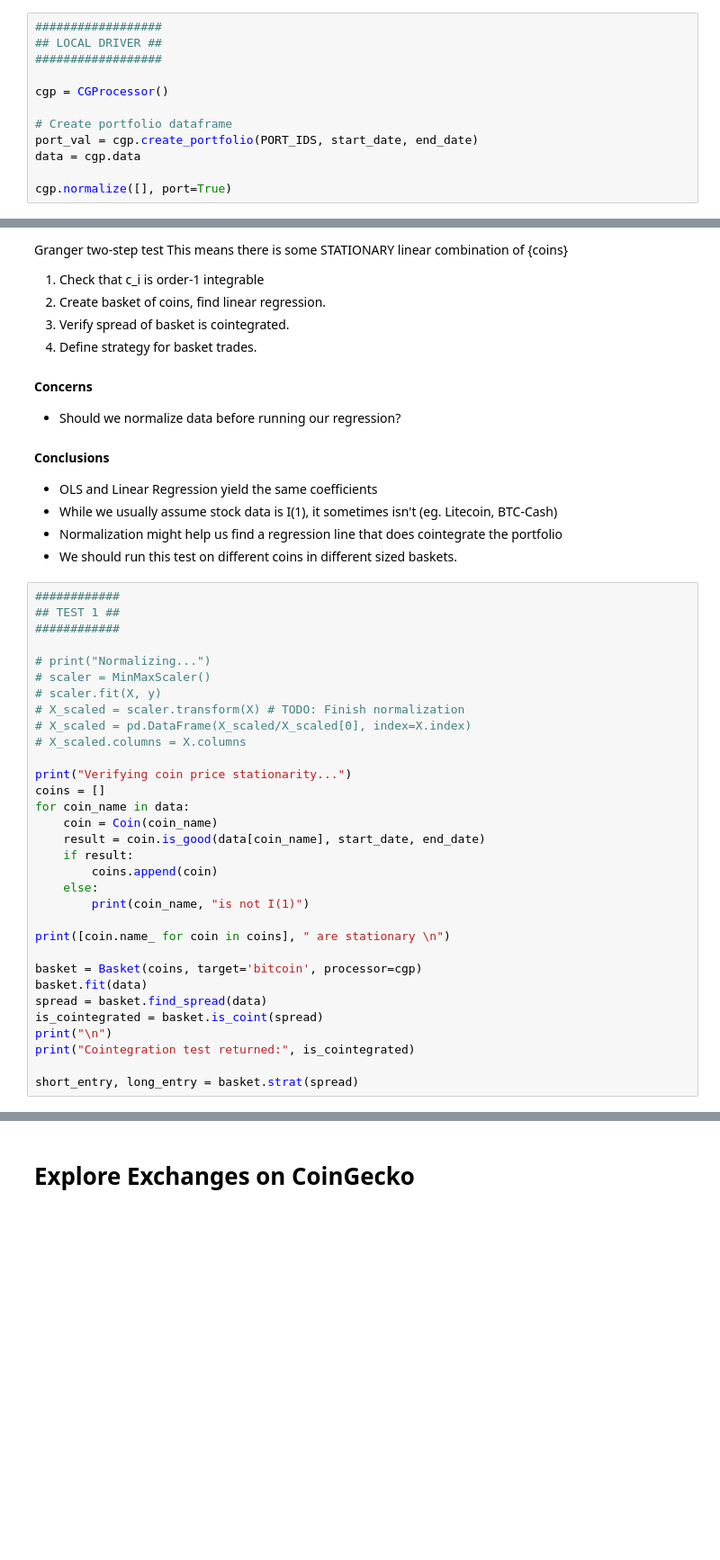
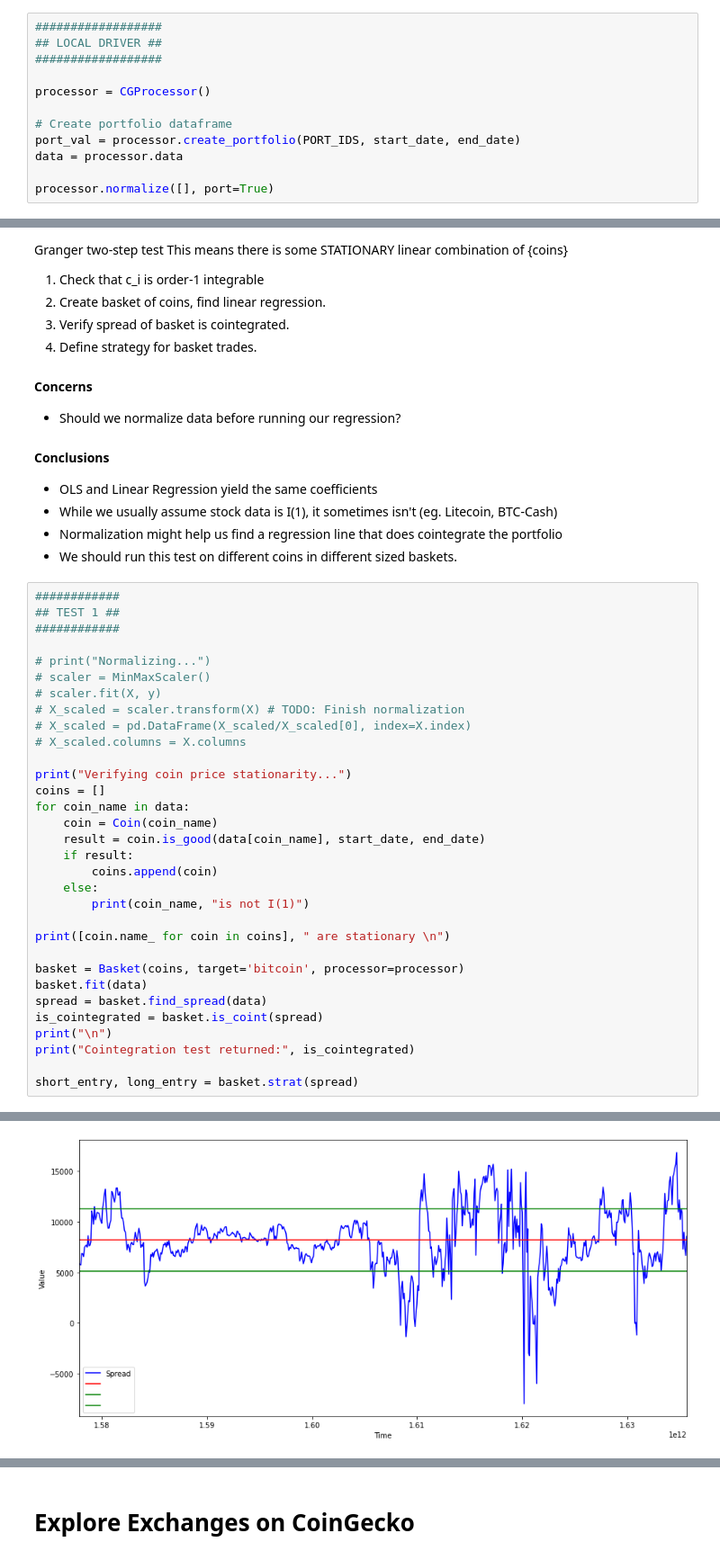
Before and after one commit to jcanedo279/cointegridy, a Jupyter notebook: src/cointegration.ipynb, the cells around one changed output, grey strips where cells are left out. Shown at 90% size. Cells and saved outputs as stored; diff of their text form; blank space fills up the shorter version.

```diff
--- a/src/cointegration.ipynb
+++ b/src/cointegration.ipynb
@@ -65,10 +55,10 @@ ROLL_WIND = LOOKBACKS[1]
 ## LOCAL DRIVER ##
 ##################
 
-cgp = CGProcessor()
+processor = CGProcessor()
 
 # Create portfolio dataframe
-port_val = cgp.create_portfolio(PORT_IDS, start_date, end_date)
-data = cgp.data
+port_val = processor.create_portfolio(PORT_IDS, start_date, end_date)
+data = processor.data
 
-cgp.normalize([], port=True)
+processor.normalize([], port=True)
@@ -137,7 +127,7 @@ for coin_name in data:
 
 print([coin.name_ for coin in coins], " are stationary \n")
 
-basket = Basket(coins, target='bitcoin', processor=cgp)
+basket = Basket(coins, target='bitcoin', processor=processor)
 basket.fit(data)
 spread = basket.find_spread(data)
 is_cointegrated = basket.is_coint(spread)
@@ -159,0 +150 @@ AttributeError: module 'bin.Time' has no attribute 'from_tmsp'
+[figure, added]
```
Also changed, not shown: parts of 26 cells of this notebook, 25 other files.
